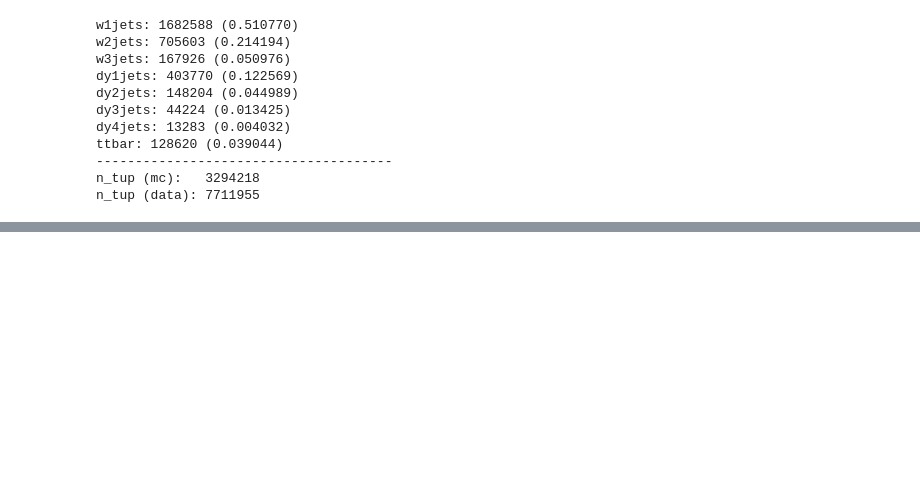
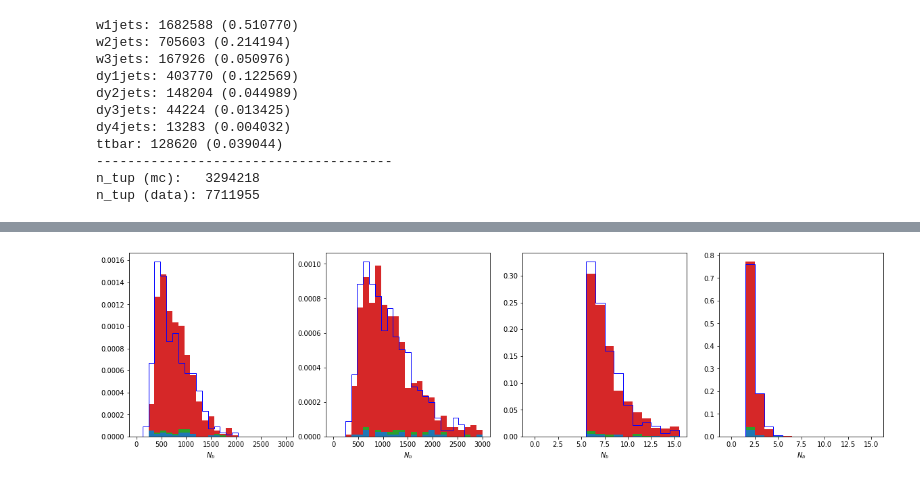
Before and after one commit to oliverkn/alad-for-lhc, a Jupyter notebook: top_rediscovery/plots_new.ipynb, the cells around one changed output, grey strips where cells are left out. Saved outputs shown, nothing was run; the diff lists cells and outputs as text; code cells hidden in the pictures; blank space fills up the shorter version.

```diff
--- a/top_rediscovery/plots_new.ipynb
+++ b/top_rediscovery/plots_new.ipynb
@@ -505,0 +595,40 @@ plt.show()
+# %%
+fig, ax_arr = plt.subplots(1, 4, figsize=(4 * plot_size, plot_size))
+
+cut = 'pre-anoscore-pos'
+for col, feature in enumerate(feature_list):
+    ax = ax_arr[col]
+
+    # plot background stacked
+    x_list = []
+    bin_edges = None
+    weights_list = []
+    color_list = []
+    label_list = []
+
+    for proc in background_plot_list:
+        hist = hist_cut_proc_dict[cut][proc]
+        bin_edges = hist[feature].bin_edges
+        x_list.append(hist[feature].bin_edges[:-1])
+        weights_list.append(hist[feature].bin_content)
+        color_list.append(color_dict[proc])
+        label_list.append(label_dict[proc])
+
+    ax.hist(x_list, bin_edges, weights=weights_list,
+            stacked=True, histtype='stepfilled', color=color_list, label=label_list, density=True)
+
+    hist_data_f = hist_cut_proc_dict[cut]['data'][feature]
+    bin_edges = hist_data_f.bin_edges
+    bin_content = hist_data_f.bin_content
+    ax.hist(bin_edges[:-1], bin_edges, weights=bin_content, histtype='step', color='b', label='data a', density=True)
+
+
+    # axis settings
+    if all_lin is False:
+        ax.set_yscale(f_setting['yscale'])
+
+    ax.set_xlabel(f_setting['symbol'])
+
+plt.show()
+# %% [output]
+[figure, added]
```
Also changed, not shown: parts of 18 cells of this notebook, 7 other files.
